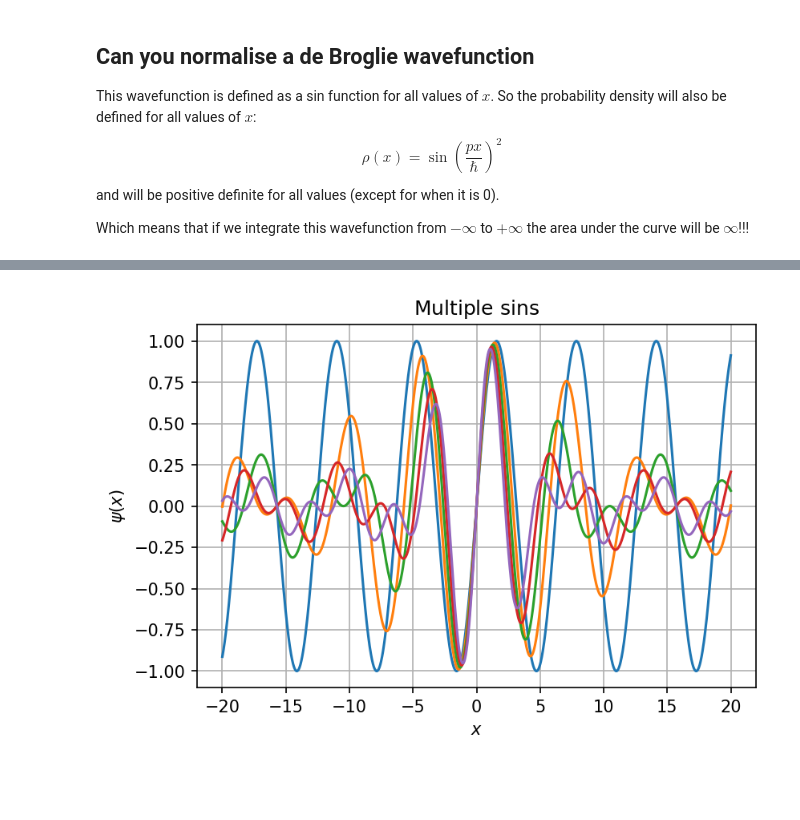
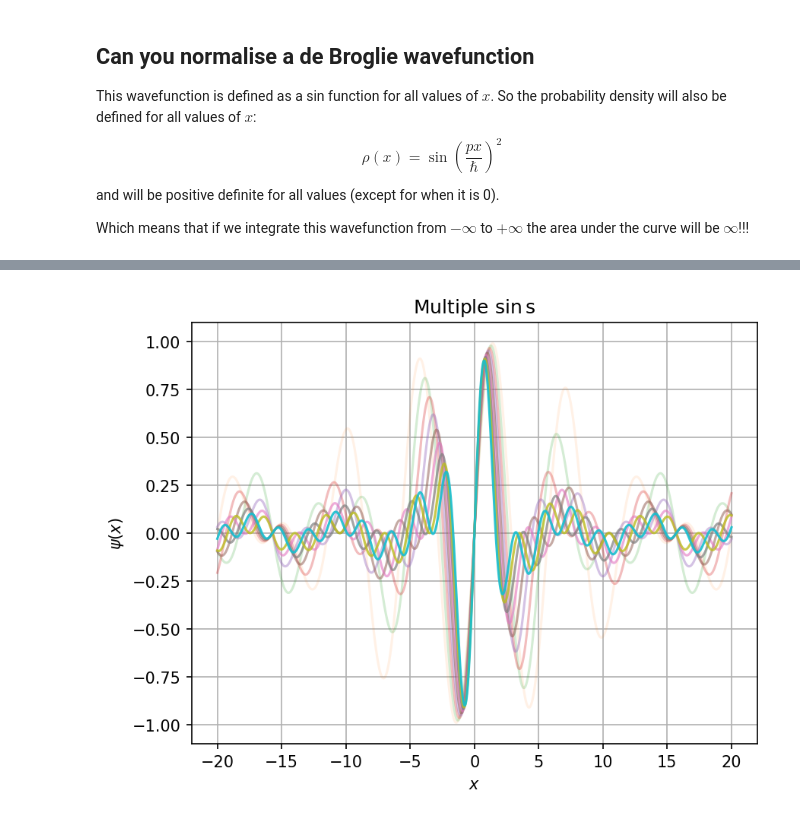
Before and after one commit to nichol77/pyQuantum, a Jupyter notebook: introToWavefunctions.ipynb, the cells around one changed output, grey strips where cells are left out. Saved outputs shown, nothing was run; the diff lists cells and outputs as text; code cells hidden in the pictures; blank space fills up the shorter version.

```diff
--- a/introToWavefunctions.ipynb
+++ b/introToWavefunctions.ipynb
@@ -129,26 +131,27 @@ ax.set_xlim(-20,20) # Set the x-axis limits to be -20, 20
 # %%
 # Define a function which will add n sine waves
 # The first sine wave will be sin (x)
 # The second (if n>0) will be sin (x * (1-delta) )
 # The third (if n>1) will be sin (x * (1-2*delta) ) and so on
 def addSin(x,n,delta):
     y=np.sin(x)  # Here is the contribution from sin(x)
     f=1  # Initial frequency
     if n>0:  # If n>0 add in addtional waves
         for i in range(n):  # Loop over n
             f=f-delta  # Get new frequency
             y=y+np.sin(f*x) # Add new wave to y
     return y/(n+1)  # Divide y by (n+1)
 
 fig, ax = plt.subplots()  #I like to make plots using this silly fig,ax method but plot how you like
 x = np.linspace(-20, 20, 2000) # Get 2000 numbers linearly spaced between -20 and 20
-numSines=5 # Define the number of sines we want to plot
+numSines=10 # Define the number of sines we want to plot
 delta=-0.2 # Define the frequency difference between sines
 for i in range(numSines): # Loop over number of sines
-    ax.plot(x,addSin(x,i,delta))  #Plot x vs addSin(x,i,delta)
+    ax.plot(x,addSin(x,i,delta),alpha=i/numSines)  #Plot x vs addSin(x,i,delta)
+# The alpha variable is about transparency alpha=0 completely transparent, alpha=1 completely opaque
 ax.set_title(r"Multiple $\sin$s")  # Set the plot title
 ax.set_xlabel("$x$") # Set the x-axis label
 ax.set_ylabel(r"$\psi(x)$") # Set the y-axis label
 ax.grid() # Draw a grid
 # %% [output]
-[figure, old version]
+[figure, new version]
```
Also changed, not shown: parts of 6 cells of this notebook.
